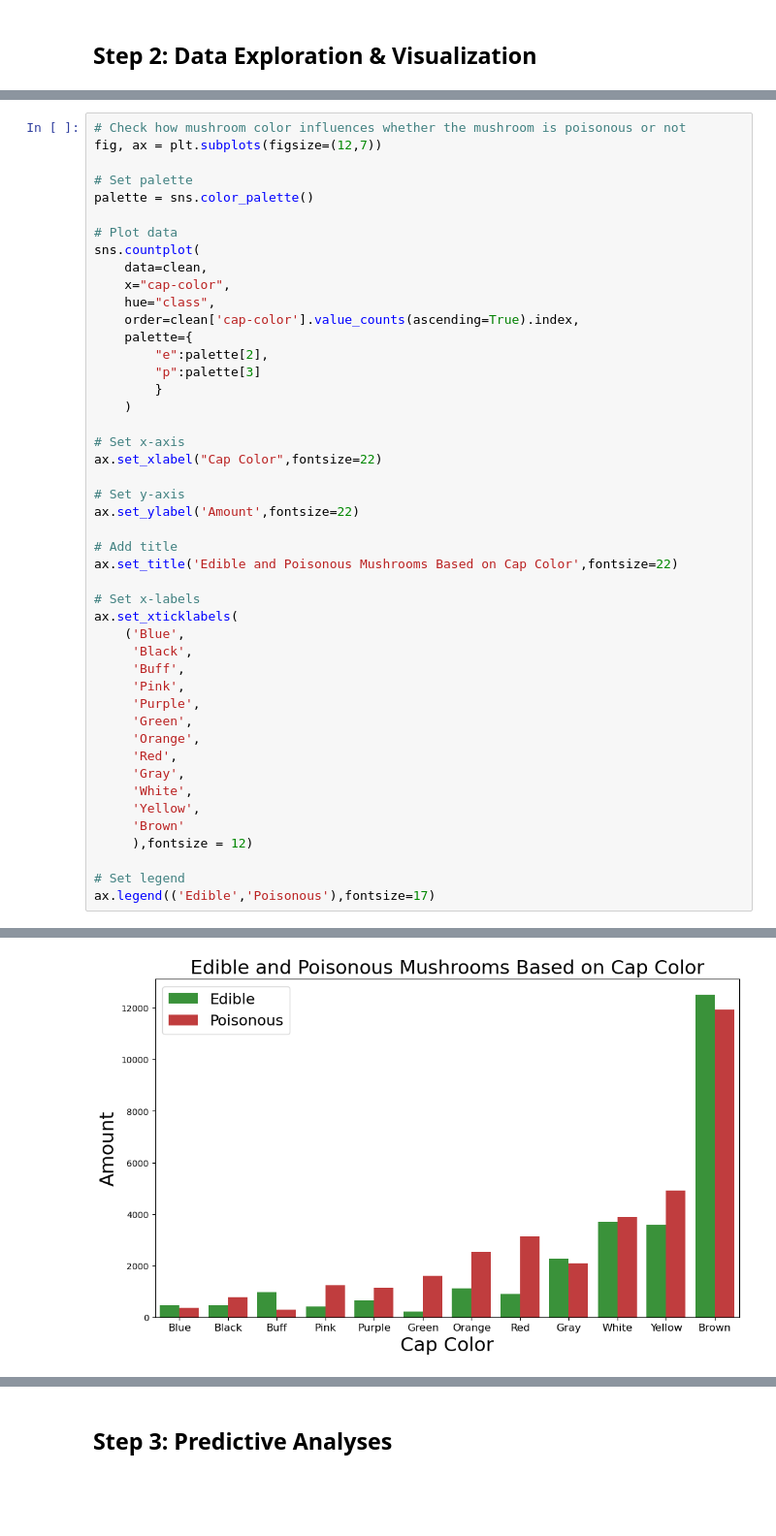
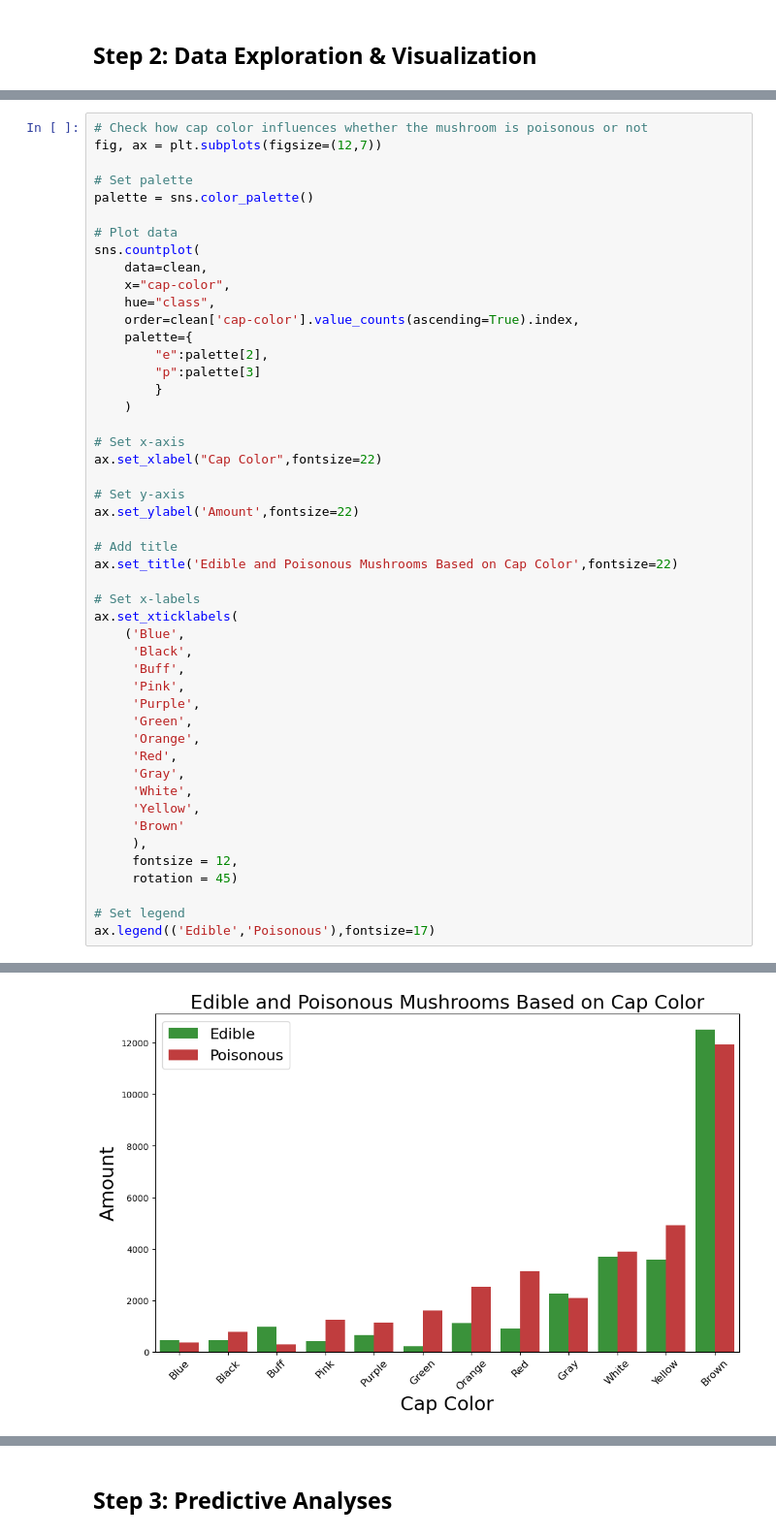
Before and after one commit to tmbiro/Project-4, a Jupyter notebook: Mushroom_Classification_tif.ipynb, the cells around one changed output, grey strips where cells are left out. Shown: that part at 97% size. Saved outputs shown, nothing was run; the diff lists cells and outputs as text; blank space fills up the shorter version.

Commit message:
Added more figures

```diff
--- a/Mushroom_Classification_tif.ipynb
+++ b/Mushroom_Classification_tif.ipynb
@@ -95,5 +97,5 @@ memory usage: 5.6+ MB
 # %%
-# Check how mushroom color influences whether the mushroom is poisonous or not
+# Check how cap color influences whether the mushroom is poisonous or not
 fig, ax = plt.subplots(figsize=(12,7))
 
 # Set palette
@@ -112,32 +114,34 @@ sns.countplot(
     )
 
 # Set x-axis
 ax.set_xlabel("Cap Color",fontsize=22)
 
 # Set y-axis
 ax.set_ylabel('Amount',fontsize=22)
 
 # Add title
 ax.set_title('Edible and Poisonous Mushrooms Based on Cap Color',fontsize=22)
 
 # Set x-labels
 ax.set_xticklabels(
     ('Blue',
      'Black',
      'Buff',
      'Pink',
      'Purple',
      'Green',
      'Orange',
      'Red',
      'Gray',
      'White',
      'Yellow',
      'Brown'
-     ),fontsize = 12)
+     ),
+     fontsize = 12,
+     rotation = 45)
 
 # Set legend
 ax.legend(('Edible','Poisonous'),fontsize=17)
 # %% [output]
 <matplotlib.legend.Legend at 0x...>
-[figure, old version]
+[figure, new version]
```
Also changed, not shown: parts of 26 cells of this notebook.
